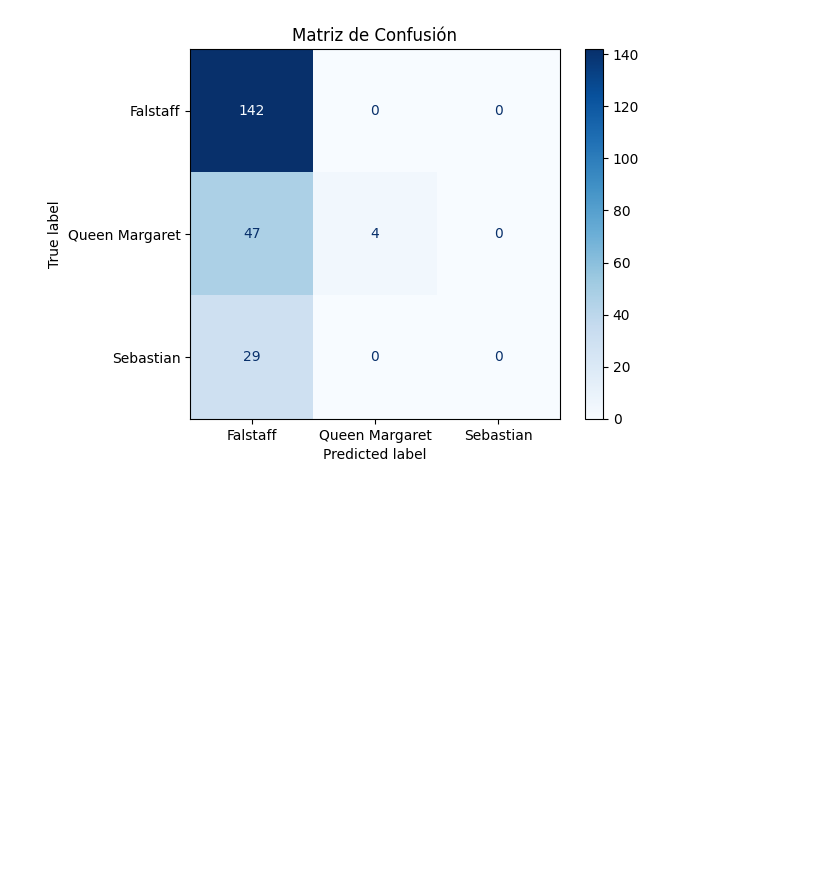
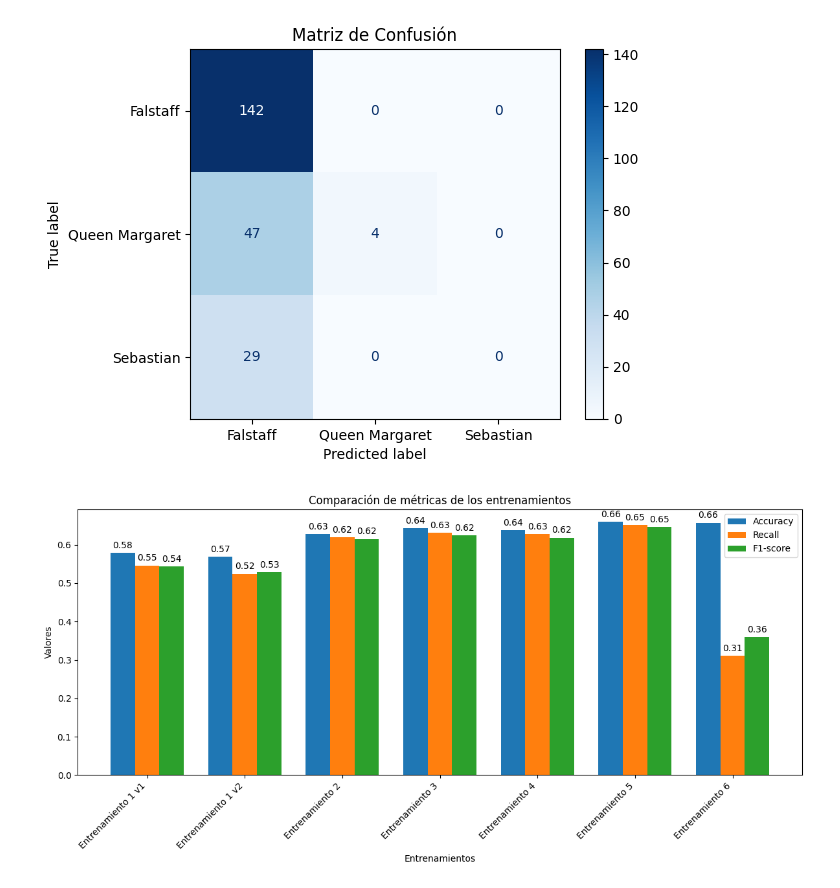
Before and after one commit to guidooooo/mcdaa-introCd, a Jupyter notebook: Tarea_2/Practico2-Entrenamientos.ipynb, the cells around one changed output. Saved outputs shown, nothing was run; the diff lists cells and outputs as text; code cells hidden in the pictures; blank space fills up the shorter version.

```diff
--- a/Tarea_2/Practico2-Entrenamientos.ipynb
+++ b/Tarea_2/Practico2-Entrenamientos.ipynb
@@ -1482,3 +1510,63 @@ plt.title("Matriz de Confusión")
 plt.show()
 # %% [output]
 [figure]
+# %%
+# Datos de los entrenamientos
+entrenamientos = [
+    "Entrenamiento 1 v1", "Entrenamiento 1 v2", "Entrenamiento 2",
+    "Entrenamiento 3", "Entrenamiento 4", "Entrenamiento 5", "Entrenamiento 6"
+]
+
+accuracy = [
+    0.5797872340425532, 0.5691489361702128, 0.6276595744680851,
+    0.6436170212765957, 0.6382978723404256, 0.6595744680851063, 0.6576576576576577
+]
+
+recall = [
+    0.5462641301350978, 0.5242166341529645, 0.6194482775739919,
+    0.6308950168173468, 0.6281042230753845, 0.6520838655523521, 0.3114478114478115
+]
+
+f1_score = [
+    0.5437186666441095, 0.5284897392952005, 0.6154632402285044,
+    0.6243141202411365, 0.6188637376146893, 0.6471575112645, 0.35947712418300654
+]
+
+# Crear el gráfico
+x = np.arange(len(entrenamientos))  # Etiquetas de los entrenamientos
+width = 0.25  # Ancho de las barras
+
+fig, ax = plt.subplots(figsize=(12, 6))
+
+# Graficar las barras para cada métrica
+rects1 = ax.bar(x - width, accuracy, width, label='Accuracy')
+rects2 = ax.bar(x, recall, width, label='Recall')
+rects3 = ax.bar(x + width, f1_score, width, label='F1-score')
+
+# Añadir etiquetas, título y leyenda
+ax.set_xlabel('Entrenamientos')
+ax.set_ylabel('Valores')
+ax.set_title('Comparación de métricas de los entrenamientos')
+ax.set_xticks(x)
+ax.set_xticklabels(entrenamientos, rotation=45, ha="right")
+ax.legend()
+
+# Añadir etiquetas de valores encima de las barras
+def autolabel(rects):
+    """Añadir etiquetas de valores encima de las barras"""
+    for rect in rects:
+        height = rect.get_height()
+        ax.annotate(f'{height:.2f}',
+                    xy=(rect.get_x() + rect.get_width() / 2, height),
+                    xytext=(0, 3),  # 3 puntos de desplazamiento vertical
+                    textcoords="offset points",
+                    ha='center', va='bottom')
+
+autolabel(rects1)
+autolabel(rects2)
+autolabel(rects3)
+
+fig.tight_layout()
+plt.show()
+# %% [output]
+[figure, added]
```
Also changed, not shown: parts of 10 cells of this notebook, 1 other file.
